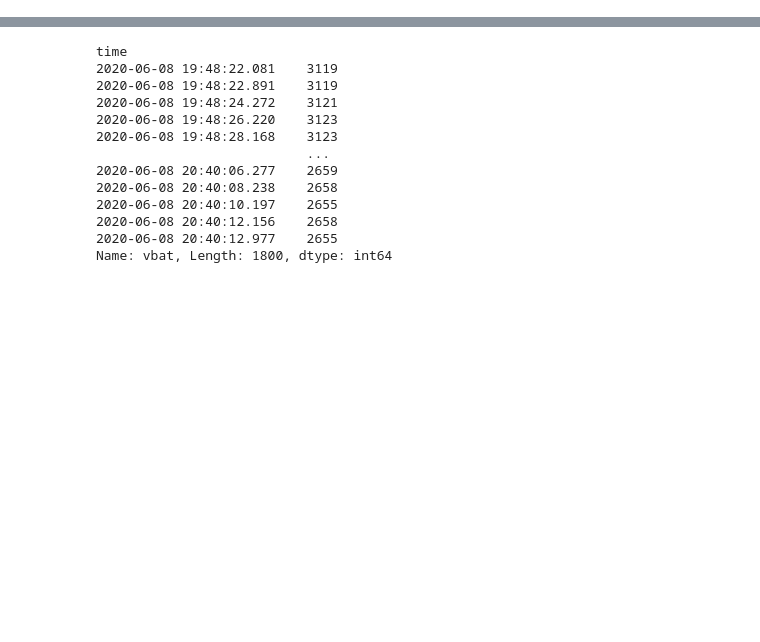
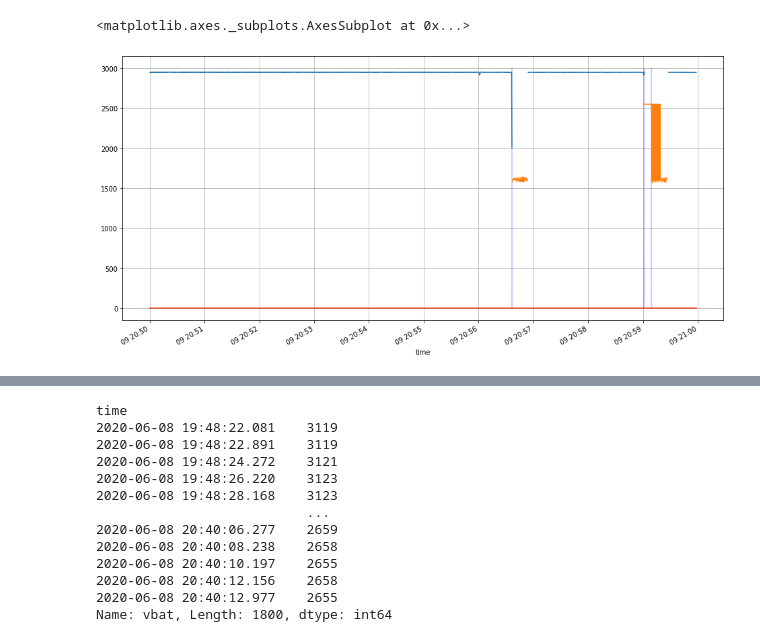
Before and after one commit to JitterCompany/2401-mailbox-sensor, a Jupyter notebook: analyse/Brievenbus analyse.ipynb, the cells around one changed output, grey strips where cells are left out. Saved outputs shown, nothing was run; the diff lists cells and outputs as text; code cells hidden in the pictures; blank space fills up the shorter version.

```diff
--- a/analyse/Brievenbus analyse.ipynb
+++ b/analyse/Brievenbus analyse.ipynb
@@ -39,3 +41,17 @@ data['light1'].plot()
+# %%
+
+mask = (data.index > '2020-6-9T20:50') & (data.index <= '2020-6-9T21:00')
+trigger_light[mask].plot(c=(0,0,1,0.2))
+
+trigger_distance[mask].plot(c=(1,0.2,0,1))
+
+
+
+data[mask]['light1'].plot()
+(data[mask]['distance']*10).plot()
+# %% [output]
+<matplotlib.axes._subplots.AxesSubplot at 0x...>
+[figure, added]
 # %%
 trigger_light.plot(c=(0,0,1,0.2))
 data['light2'].plot()
```
Also changed, not shown: parts of 5 cells of this notebook.
